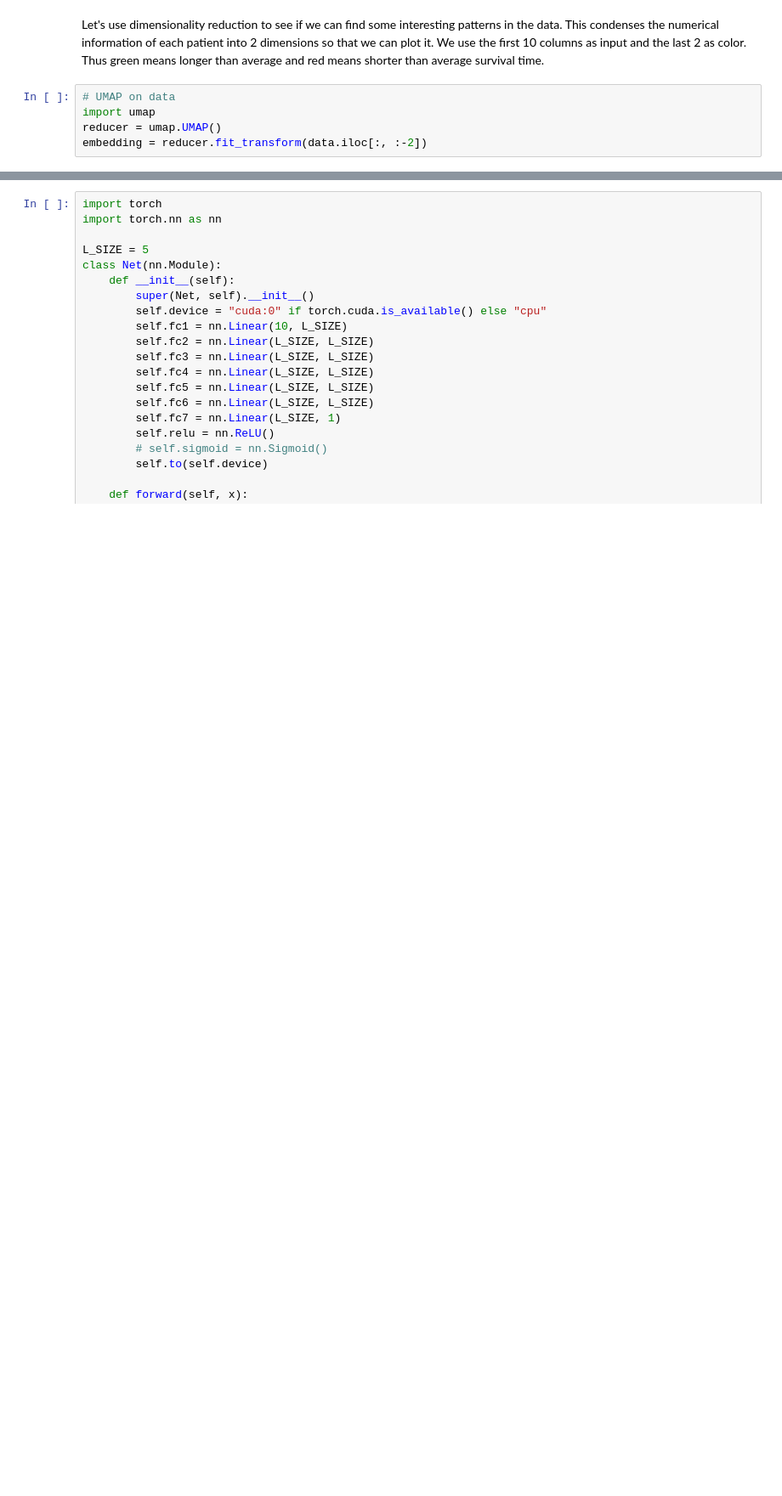
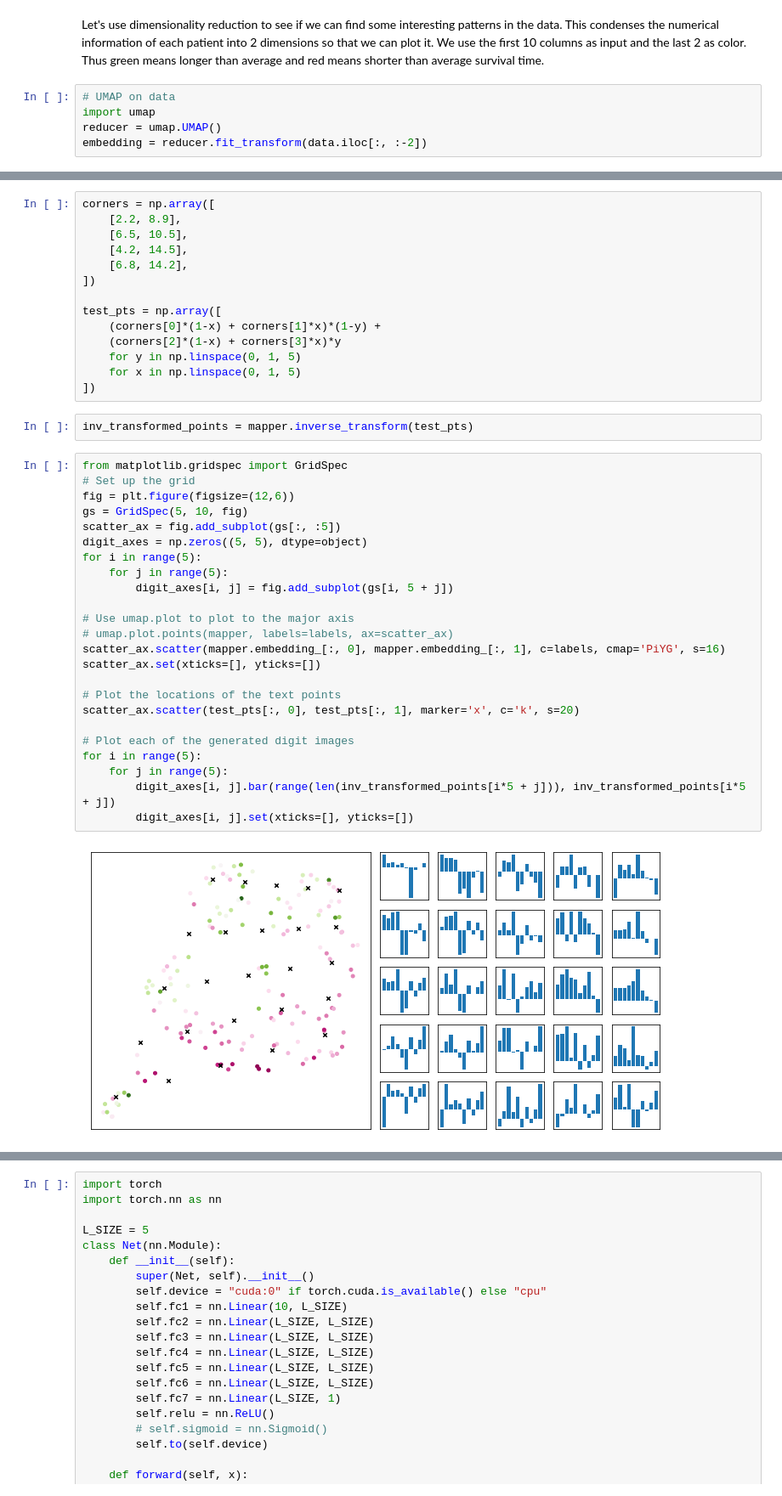
Before and after one commit to gullo97/medicine2, a Jupyter notebook: notebook.ipynb, the cells around one changed output, grey strips where cells are left out. Shown: that part at 85% size. Saved outputs shown, nothing was run; the diff lists cells and outputs as text; blank space fills up the shorter version.

```diff
--- a/notebook.ipynb
+++ b/notebook.ipynb
@@ -121,0 +131,42 @@ Let's now create a neural network model to try and fit the data.
+# %%
+corners = np.array([
+    [2.2, 8.9],
+    [6.5, 10.5],
+    [4.2, 14.5],
+    [6.8, 14.2],
+])
+
+test_pts = np.array([
+    (corners[0]*(1-x) + corners[1]*x)*(1-y) +
+    (corners[2]*(1-x) + corners[3]*x)*y
+    for y in np.linspace(0, 1, 5)
+    for x in np.linspace(0, 1, 5)
+])
+# %%
+inv_transformed_points = mapper.inverse_transform(test_pts)
+# %%
+from matplotlib.gridspec import GridSpec
+# Set up the grid
+fig = plt.figure(figsize=(12,6))
+gs = GridSpec(5, 10, fig)
+scatter_ax = fig.add_subplot(gs[:, :5])
+digit_axes = np.zeros((5, 5), dtype=object)
+for i in range(5):
+    for j in range(5):
+        digit_axes[i, j] = fig.add_subplot(gs[i, 5 + j])
+
+# Use umap.plot to plot to the major axis
+# umap.plot.points(mapper, labels=labels, ax=scatter_ax)
+scatter_ax.scatter(mapper.embedding_[:, 0], mapper.embedding_[:, 1], c=labels, cmap='PiYG', s=16)
+scatter_ax.set(xticks=[], yticks=[])
+
+# Plot the locations of the text points
+scatter_ax.scatter(test_pts[:, 0], test_pts[:, 1], marker='x', c='k', s=20)
+
+# Plot each of the generated digit images
+for i in range(5):
+    for j in range(5):
+        digit_axes[i, j].bar(range(len(inv_transformed_points[i*5 + j])), inv_transformed_points[i*5 + j])
+        digit_axes[i, j].set(xticks=[], yticks=[])
+# %% [output]
+[figure, added]
```
Also changed, not shown: parts of 4 cells of this notebook.
